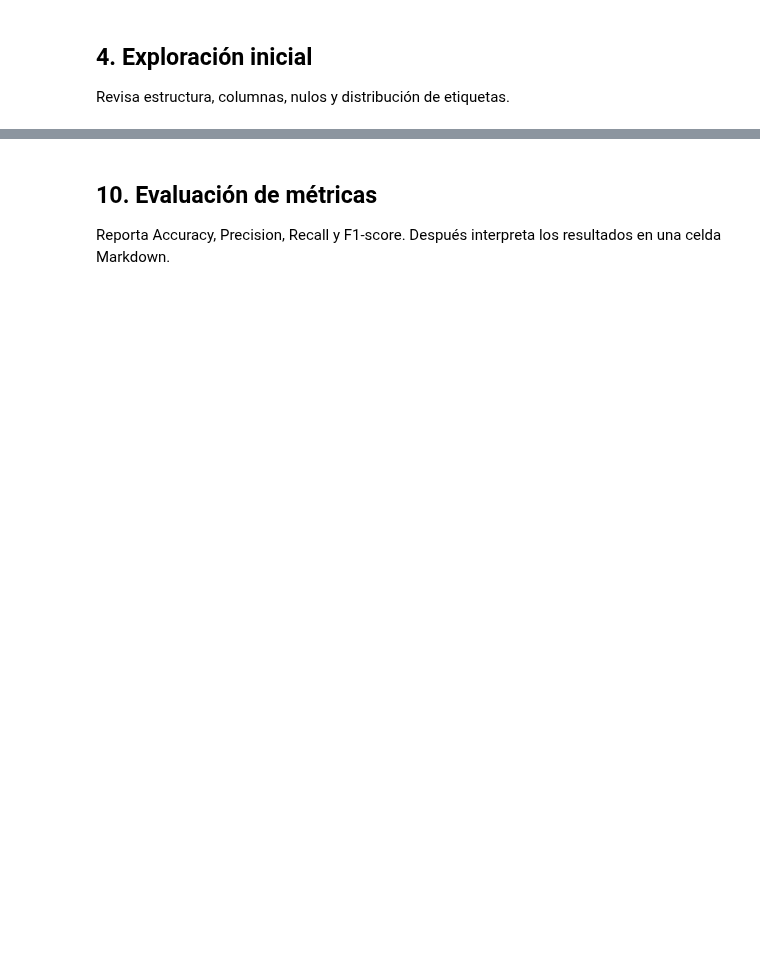
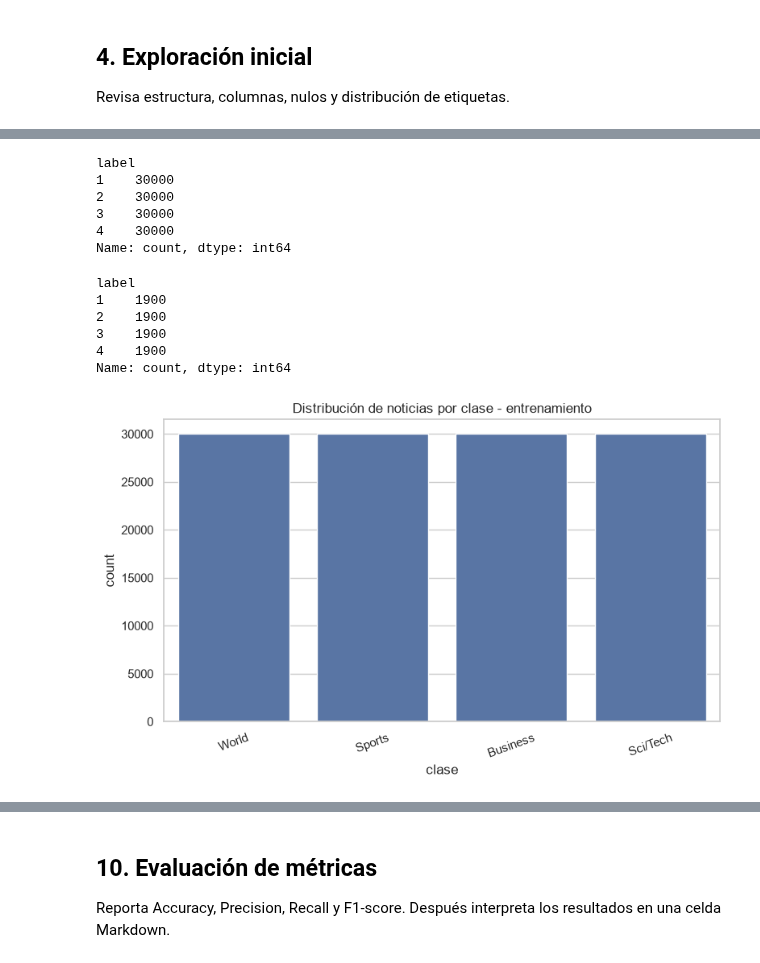
Before and after one commit to toonchavez8/Unir-Notes, a Jupyter notebook: Maestría-Ingeniería-de-Software/07-Fundamentos-IA/Actividades/Actividad-02/clasificacion_noticias_pln.ipynb, the cells around one changed output, grey strips where cells are left out. Saved outputs shown, nothing was run; the diff lists cells and outputs as text; code cells hidden in the pictures; blank space fills up the shorter version.

```diff
--- a/Maestría-Ingeniería-de-Software/07-Fundamentos-IA/Actividades/Actividad-02/clasificacion_noticias_pln.ipynb
+++ b/Maestría-Ingeniería-de-Software/07-Fundamentos-IA/Actividades/Actividad-02/clasificacion_noticias_pln.ipynb
@@ -49,7 +44,7 @@ BASE_DIR = Path.cwd()
 FIGURES_DIR = BASE_DIR / "figuras"
 FIGURES_DIR.mkdir(exist_ok=True)
 
-TRAIN_PATH = BASE_DIR / "train.csv"
-TEST_PATH = BASE_DIR / "test.csv"
+TRAIN_PATH = BASE_DIR / "ag-news-classificacion/train.csv"
+TEST_PATH = BASE_DIR / "ag-news-classificacion/test.csv"
 
 TRAIN_PATH, TEST_PATH
@@ -91,11 +131,21 @@ Ajusta los nombres de columnas si tu versión del dataset usa etiquetas distinta
 TEXT_COL_1 = "Title"
 TEXT_COL_2 = "Description"
 LABEL_COL = "Class Index"
+
+CLASS_NAMES = {
+    1: "World",
+    2: "Sports",
+    3: "Business",
+    4: "Sci/Tech"
+}
+CLASS_ORDER = [CLASS_NAMES[label] for label in sorted(CLASS_NAMES)]
 
 train_df["text"] = train_df[TEXT_COL_1].fillna("") + " " + train_df[TEXT_COL_2].fillna("")
 test_df["text"] = test_df[TEXT_COL_1].fillna("") + " " + test_df[TEXT_COL_2].fillna("")
 
 train_df["label"] = train_df[LABEL_COL]
 test_df["label"] = test_df[LABEL_COL]
+train_df["label_name"] = train_df["label"].map(CLASS_NAMES)
+test_df["label_name"] = test_df["label"].map(CLASS_NAMES)
 
-train_df[["label", "text"]].head()
+train_df[["label", "label_name", "text"]].head()
@@ -102,8 +168,29 @@ train_df[["label", "text"]].head()
 # %%
 train_df["label"].value_counts().sort_index()
+# %% [output]
+label
+1    30000
+2    30000
+3    30000
+4    30000
+Name: count, dtype: int64
+# %%
+test_df["label"].value_counts().sort_index()
+# %% [output]
+label
+1    1900
+2    1900
+3    1900
+4    1900
+Name: count, dtype: int64
 # %%
 plt.figure(figsize=(8, 5))
-sns.countplot(data=train_df, x="label")
-plt.title("Distribución de noticias por clase")
-plt.savefig(FIGURES_DIR / "distribucion_clases.png", dpi=300)
+sns.countplot(data=train_df, x="label_name", order=CLASS_ORDER)
+plt.title("Distribución de noticias por clase - entrenamiento")
+plt.xlabel("clase")
+plt.xticks(rotation=20)
+plt.tight_layout()
+plt.savefig(FIGURES_DIR / "distribucion_clases_train.png", dpi=300)
 plt.show()
+# %% [output]
+[figure, added]
```
Also changed, not shown: parts of 36 cells of this notebook, 24 other files.
